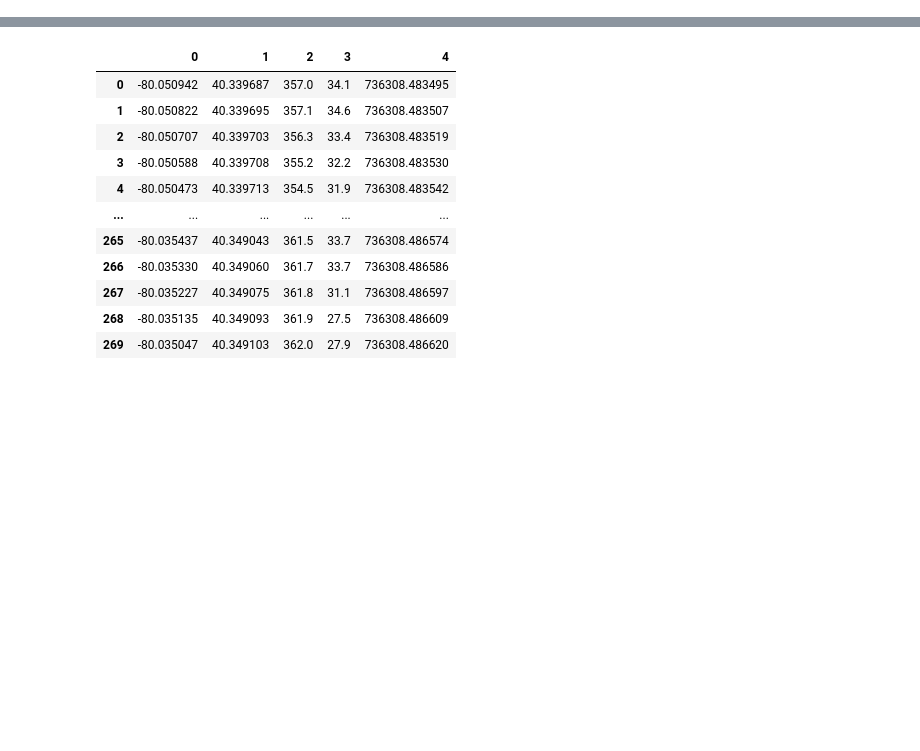
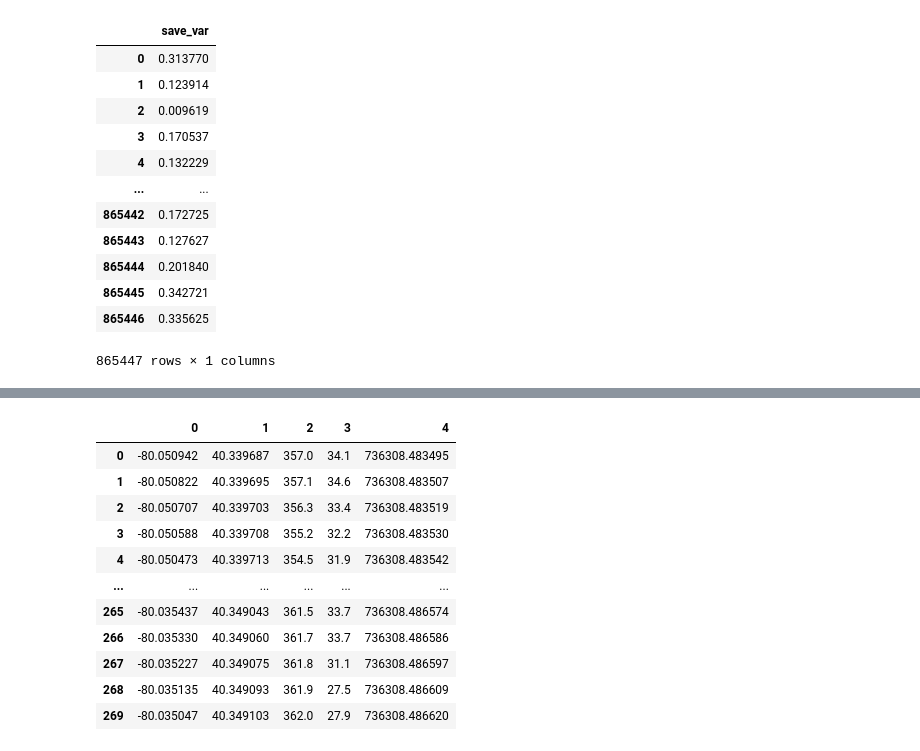
Before and after one commit to lorenzo-trevizani/UFES-monitoracao-diagnostico-maquinas, a Jupyter notebook: import_dados.ipynb, the cells around one changed output, grey strips where cells are left out. Cells and saved outputs as stored; diff of their text form; code cells hidden in the pictures; blank space fills up the shorter version.

```diff
--- a/import_dados.ipynb
+++ b/import_dados.ipynb
@@ -7,3 +8,24 @@ import pandas as pd
 mat = sc.loadmat('G:\\.shortcut-targets-by-id\\1oKn7IN7zznQuhwjDCDdjq8r9wHJYBEhj\\DR_Train\\LRV4306\\gps_data\\25126_20151210_3_2_7_2gps.mat')
 mat['save_var_gps']
 df_teste = pd.DataFrame(mat['save_var_gps'])
+# %%
+# path = r'G:\.shortcut-targets-by-id\1F6dlvWxRfHTqSvImJskiZBBYMzUUjDHi\accelerometer_data'
+from pymatreader import read_mat
+
+dataacer = read_mat('G:\\.shortcut-targets-by-id\\1oKn7IN7zznQuhwjDCDdjq8r9wHJYBEhj\\DR_Train\\LRV4306\\accelerometer_data\\39_20131121_1_1_5_1_3.mat')
+# %%
+pd.DataFrame(dataacer)
+# %% [output]
+|  | save_var |
+| 0 | 0.313770 |
+| 1 | 0.123914 |
+| 2 | 0.009619 |
+| 3 | 0.170537 |
+| 4 | 0.132229 |
+| ... | ... |
+| 865442 | 0.172725 |
+| 865443 | 0.127627 |
+| 865444 | 0.201840 |
+| 865445 | 0.342721 |
+| 865446 | 0.335625 |
+865447 rows × 1 columns
```
Also changed, not shown: parts of 2 cells of this notebook.
